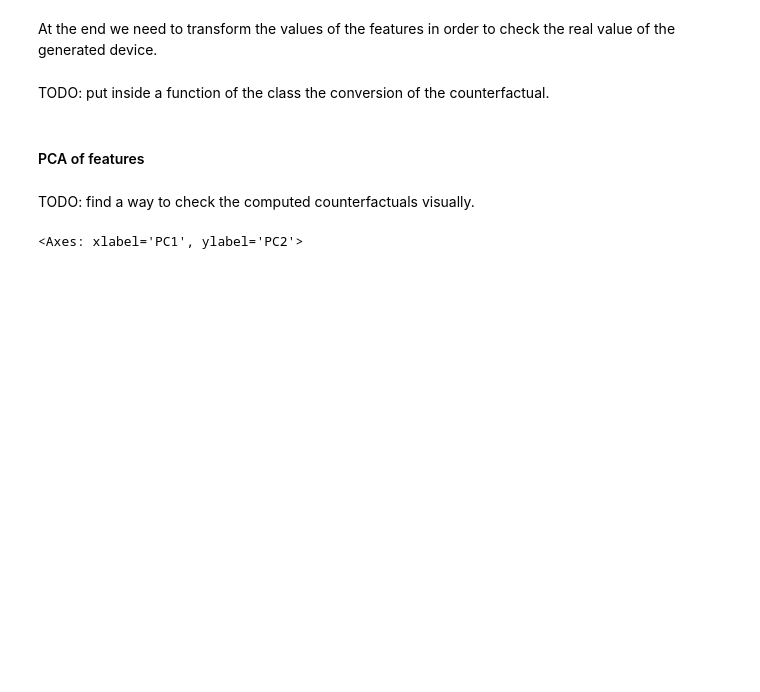
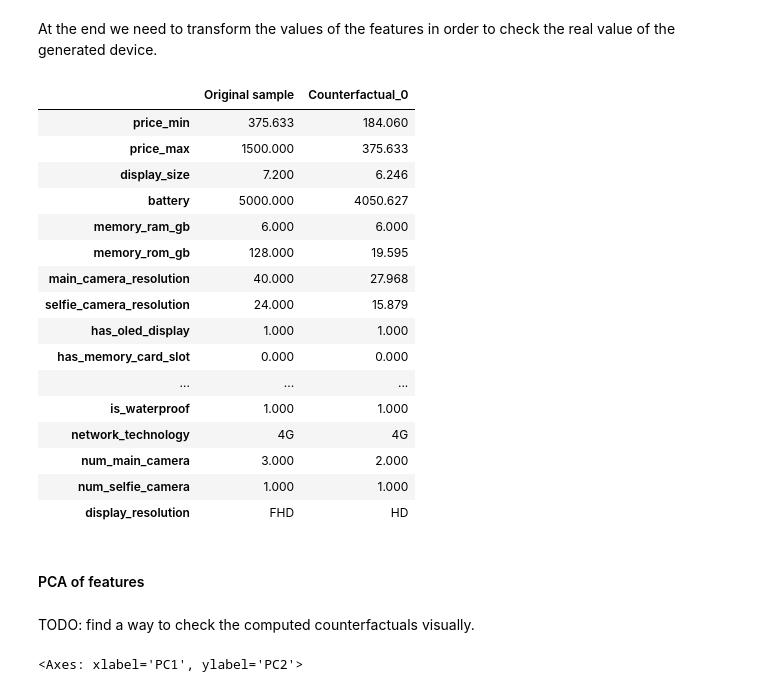
Before and after one commit to Valendrew/counterfactual-explanations, a Jupyter notebook: model_optimization.ipynb, the cells around one changed output. Drawn from its saved outputs; the diff is of its cells as text; code cells hidden in the pictures; blank space fills up the shorter version.

Commit message:
Added a generic execution function for cf and refactoring of the classes

```diff
--- a/model_optimization.ipynb
+++ b/model_optimization.ipynb
@@ -512,4 +615,2 @@ The counterfactual sample DID NOT change the label of the original sample.
 # %% [markdown]
 At the end we need to transform the values of the features in order to check the real value of the generated device.
-# %% [markdown]
-TODO: put inside a function of the class the conversion of the counterfactual.
@@ -526,3 +617,26 @@ util_counterfactual.inverse_pipeline(cols_pipeline, comp_df)
+# %%
+pairs = omlt_count.destandardize_cfs_orig(cols_pipeline)
+# %%
+comp_df = omlt_count.compare_sample_cf(pairs)
+comp_df[0]
+# %% [output]
+|  | Original sample | Counterfactual_0 |
+| price_min | 375.633 | 184.060 |
+| price_max | 1500.000 | 375.633 |
+| display_size | 7.200 | 6.246 |
+| battery | 5000.000 | 4050.627 |
+| memory_ram_gb | 6.000 | 6.000 |
+| memory_rom_gb | 128.000 | 19.595 |
+| main_camera_resolution | 40.000 | 27.968 |
+| selfie_camera_resolution | 24.000 | 15.879 |
+| has_oled_display | 1.000 | 1.000 |
+| has_memory_card_slot | 0.000 | 0.000 |
+| ... | ... | ... |
+| is_waterproof | 1.000 | 1.000 |
+| network_technology | 4G | 4G |
+| num_main_camera | 3.000 | 2.000 |
+| num_selfie_camera | 1.000 | 1.000 |
+| display_resolution | FHD | HD |
 # %% [markdown]
 #### PCA of features
 # %% [markdown]
```
Also changed, not shown: parts of 21 cells of this notebook, 2 other files.
